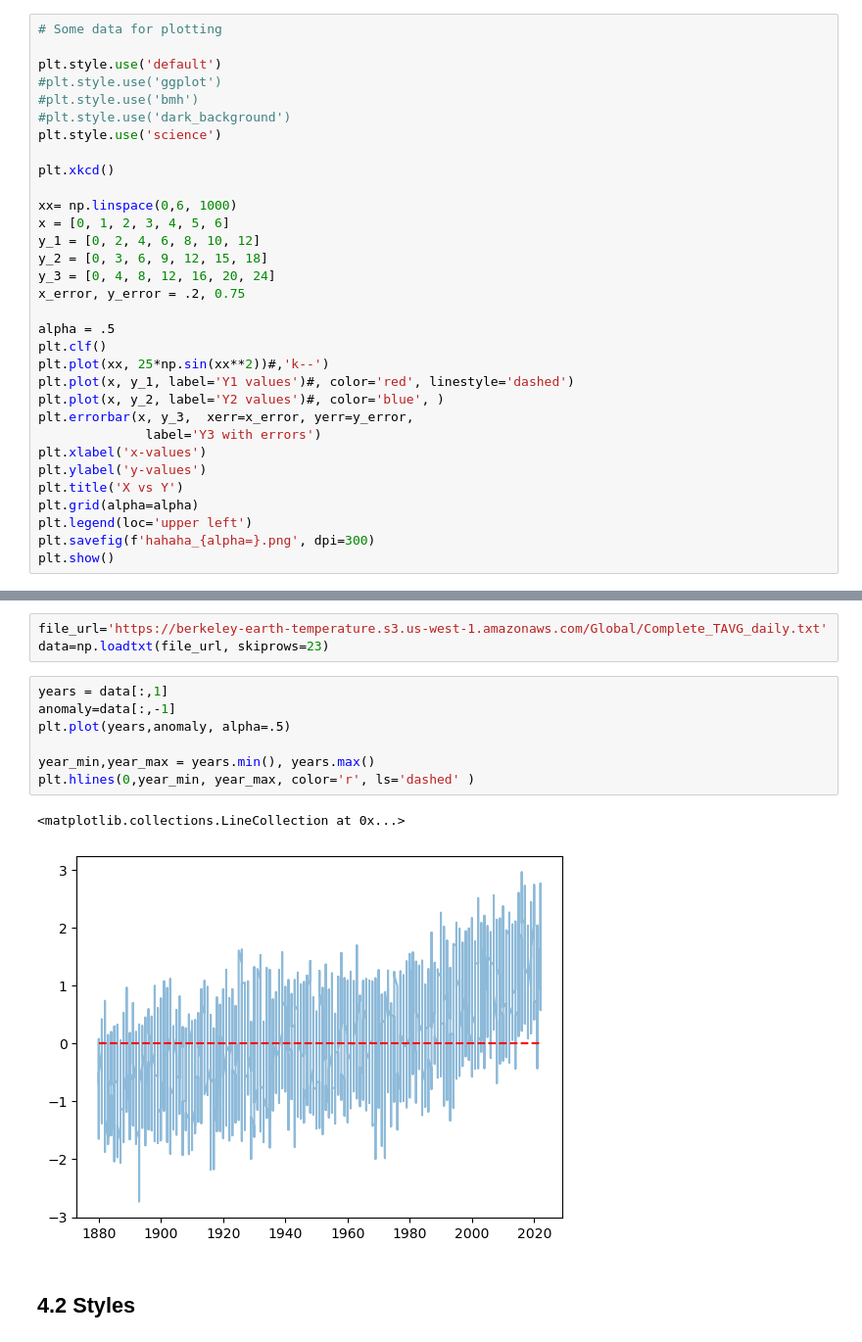
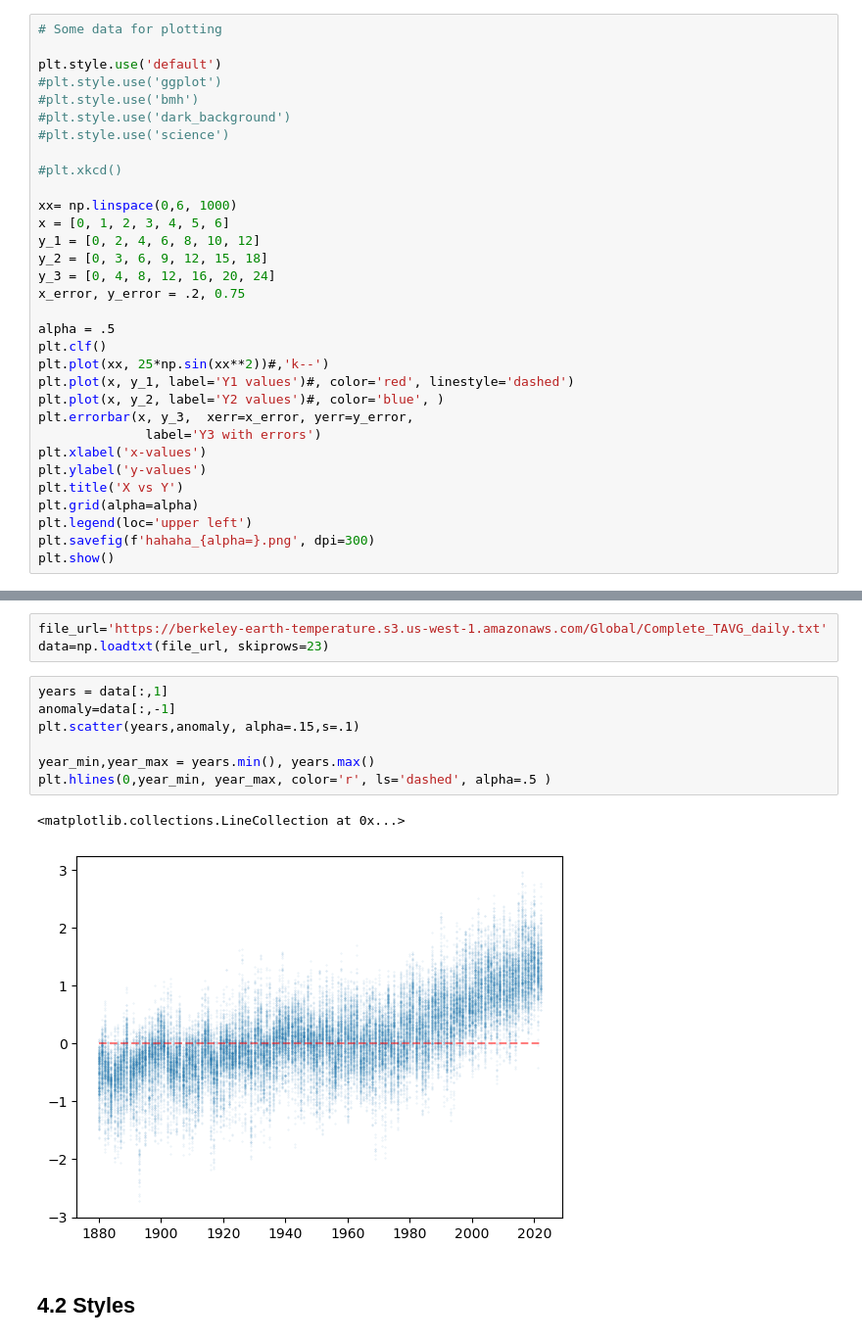
Before and after one commit to chammika-udalagama/teaching.temp.sp2273, a Jupyter notebook: 7.1_plotting/plotting_(need).ipynb, the cells around one changed output, grey strips where cells are left out. Shown at 98% size. Drawn from its saved outputs; the diff is of its cells as text.

Commit message:
A quick update to Plotting(Need)

```diff
--- a/7.1_plotting/plotting_(need).ipynb
+++ b/7.1_plotting/plotting_(need).ipynb
@@ -54,9 +36,9 @@ plt.style.use('default')
 #plt.style.use('ggplot')
 #plt.style.use('bmh')
 #plt.style.use('dark_background')
-plt.style.use('science')
+#plt.style.use('science')
 
-plt.xkcd()
+#plt.xkcd()
 
 xx= np.linspace(0,6, 1000)
 x = [0, 1, 2, 3, 4, 5, 6]
@@ -115,13 +97,13 @@ data=np.loadtxt(file_url, skiprows=23)
 # %%
 years = data[:,1]
 anomaly=data[:,-1]
-plt.plot(years,anomaly, alpha=.5)
+plt.scatter(years,anomaly, alpha=.15,s=.1)
 
 year_min,year_max = years.min(), years.max()
-plt.hlines(0,year_min, year_max, color='r', ls='dashed' )
+plt.hlines(0,year_min, year_max, color='r', ls='dashed', alpha=.5 )
 # %% [output]
 <matplotlib.collections.LineCollection at 0x...>
-[figure, old version]
+[figure, new version]
 # %% [markdown]
 ## 4.2 Styles
 # %% [markdown]
```
Also changed, not shown: parts of 3 cells of this notebook.
